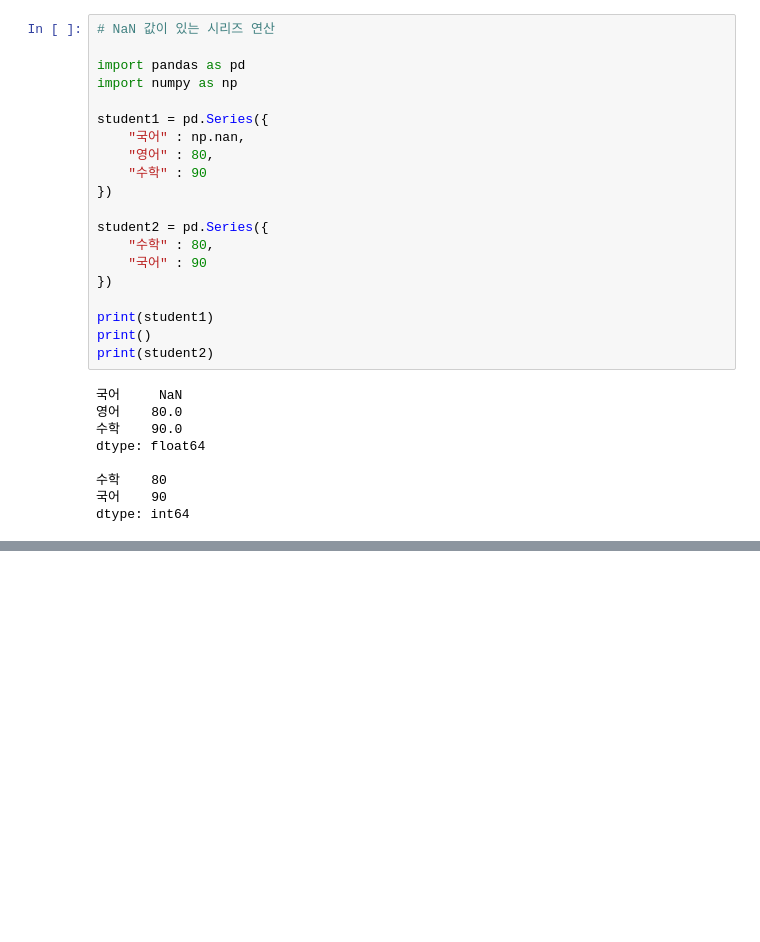
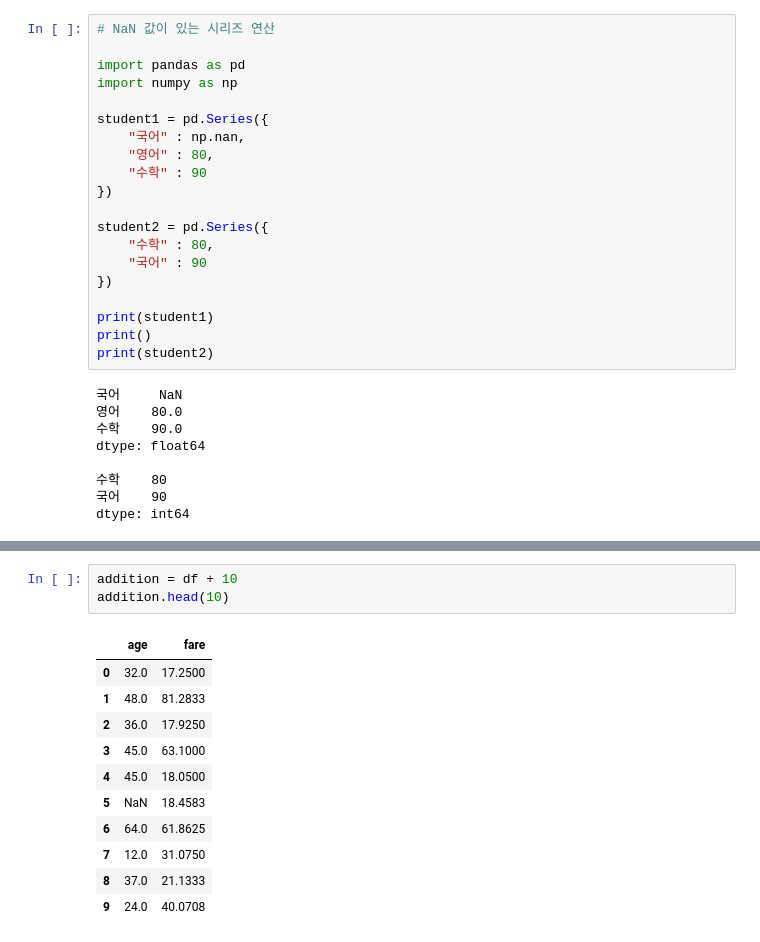
Before and after one commit to legendsseung1-prog/18_data_analytics, a Jupyter notebook: 04_산술연산.ipynb, the cells around one changed output, grey strips where cells are left out. Drawn from its saved outputs; the diff is of its cells as text; blank space fills up the shorter version.

```diff
--- a/04_산술연산.ipynb
+++ b/04_산술연산.ipynb
@@ -162,0 +246,15 @@ pd.DataFrame([
+# %%
+addition = df + 10
+addition.head(10)
+# %% [output]
+|  | age | fare |
+| 0 | 32.0 | 17.2500 |
+| 1 | 48.0 | 81.2833 |
+| 2 | 36.0 | 17.9250 |
+| 3 | 45.0 | 63.1000 |
+| 4 | 45.0 | 18.0500 |
+| 5 | NaN | 18.4583 |
+| 6 | 64.0 | 61.8625 |
+| 7 | 12.0 | 31.0750 |
+| 8 | 37.0 | 21.1333 |
+| 9 | 24.0 | 40.0708 |
```
Also changed, not shown: parts of 20 cells of this notebook, 6 other files.
